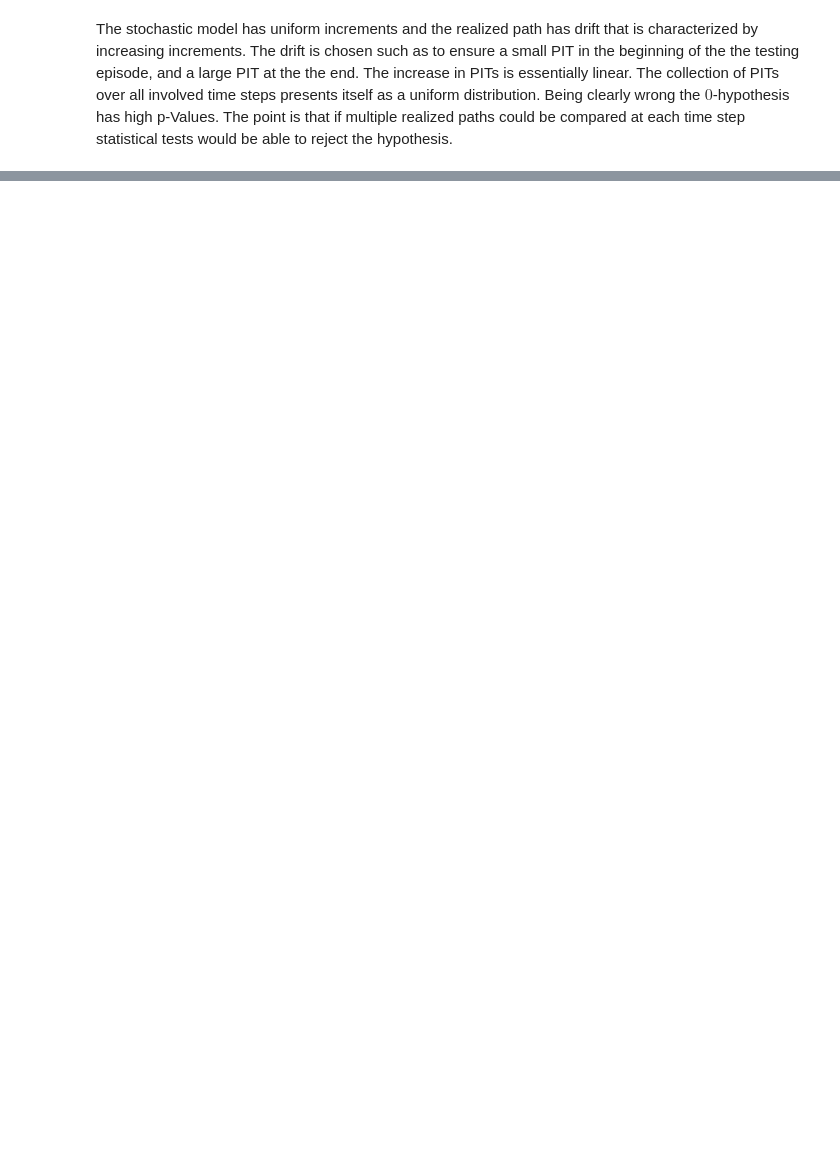
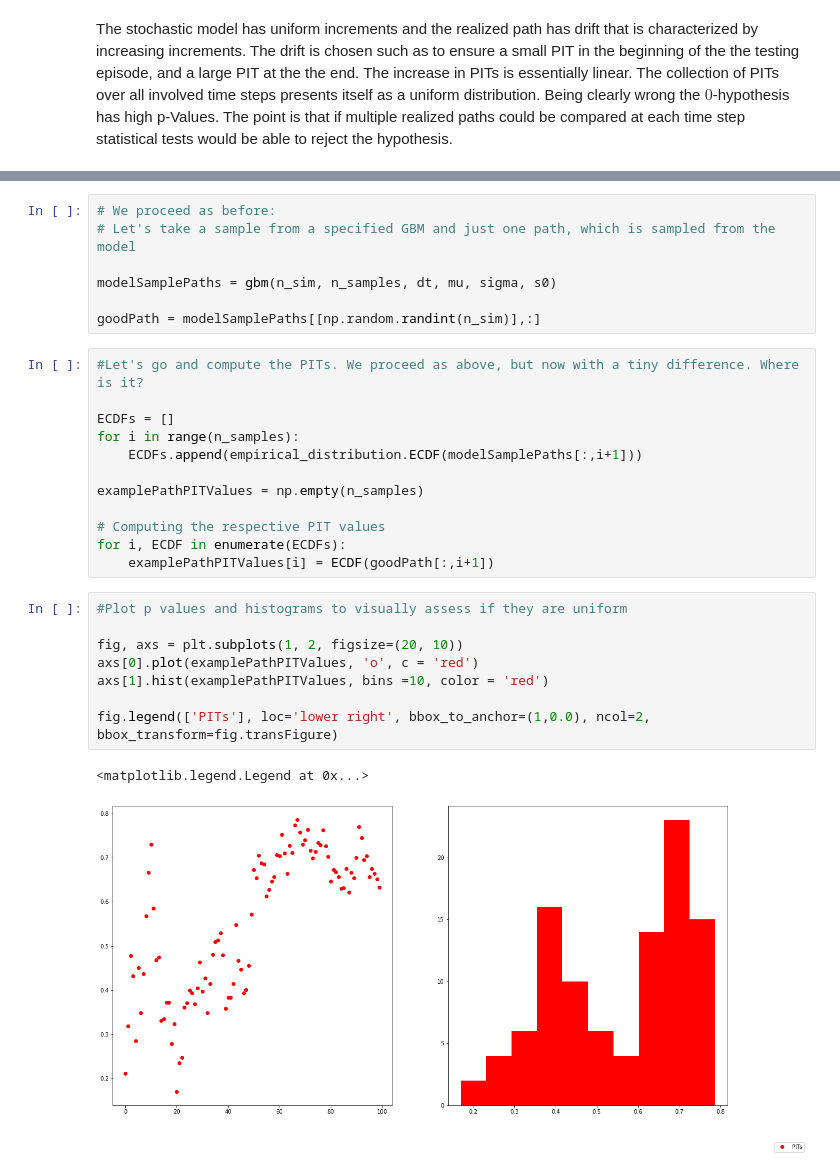
Before and after one commit to plan64/stochasticModelBacktesting, a Jupyter notebook: modelBacktesting_standardRiskFactor.ipynb, the cells around one changed output, grey strips where cells are left out. Saved outputs shown, nothing was run; the diff lists cells and outputs as text; blank space fills up the shorter version.

```diff
--- a/modelBacktesting_standardRiskFactor.ipynb
+++ b/modelBacktesting_standardRiskFactor.ipynb
@@ -256,0 +290,30 @@ The stochastic model has uniform increments and the realized path has drift that
+# %%
+# We proceed as before:
+# Let's take a sample from a specified GBM and just one path, which is sampled from the model
+
+modelSamplePaths = gbm(n_sim, n_samples, dt, mu, sigma, s0)
+
+goodPath = modelSamplePaths[[np.random.randint(n_sim)],:]
+# %%
+#Let's go and compute the PITs. We proceed as above, but now with a tiny difference. Where is it?
+
+ECDFs = []
+for i in range(n_samples):
+    ECDFs.append(empirical_distribution.ECDF(modelSamplePaths[:,i+1]))
+
+examplePathPITValues = np.empty(n_samples)
+
+# Computing the respective PIT values
+for i, ECDF in enumerate(ECDFs):
+    examplePathPITValues[i] = ECDF(goodPath[:,i+1])
+# %%
+#Plot p values and histograms to visually assess if they are uniform
+
+fig, axs = plt.subplots(1, 2, figsize=(20, 10))
+axs[0].plot(examplePathPITValues, 'o', c = 'red')
+axs[1].hist(examplePathPITValues, bins =10, color = 'red')
+
+fig.legend(['PITs'], loc='lower right', bbox_to_anchor=(1,0.0), ncol=2, bbox_transform=fig.transFigure)
+# %% [output]
+<matplotlib.legend.Legend at 0x...>
+[figure, added]
```
Also changed, not shown: parts of 30 cells of this notebook.
